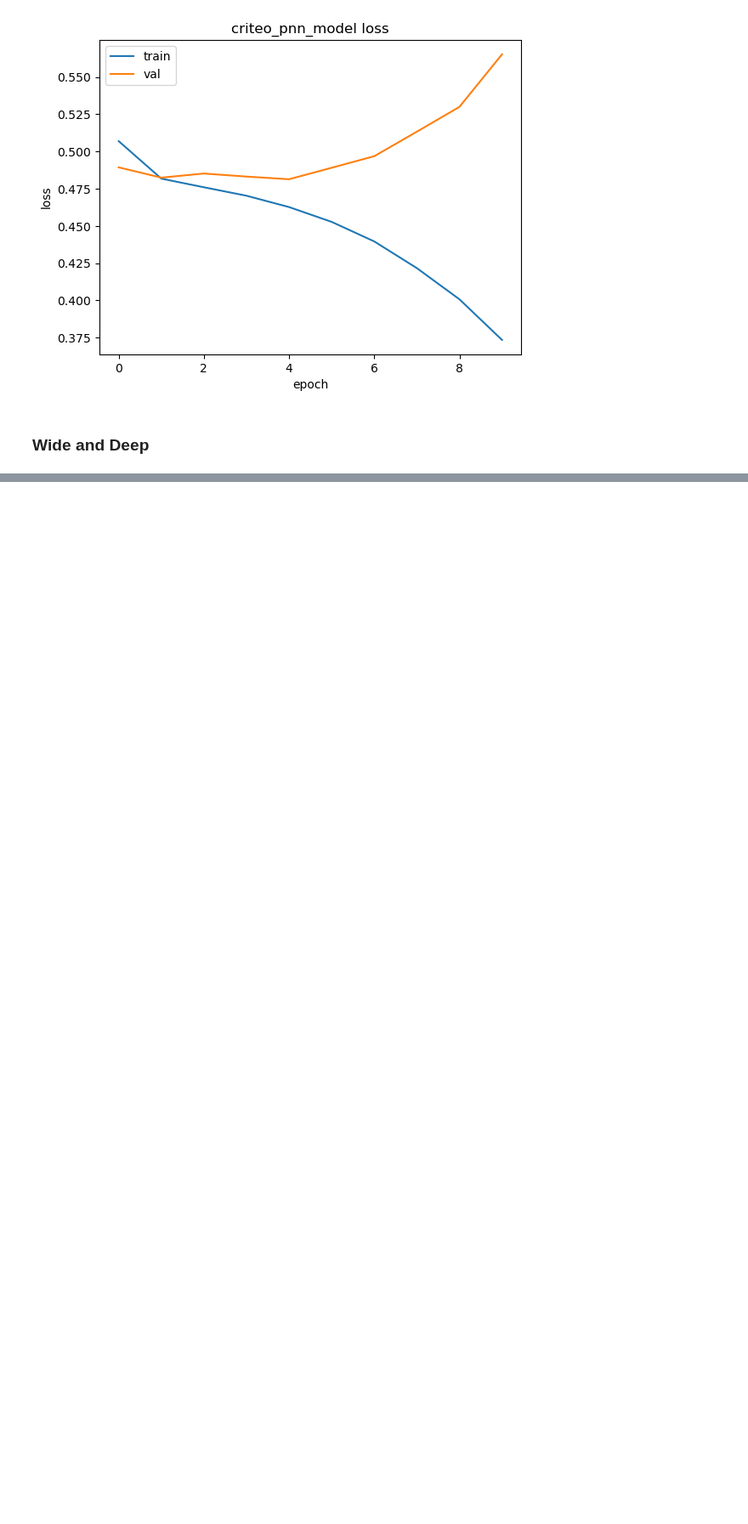
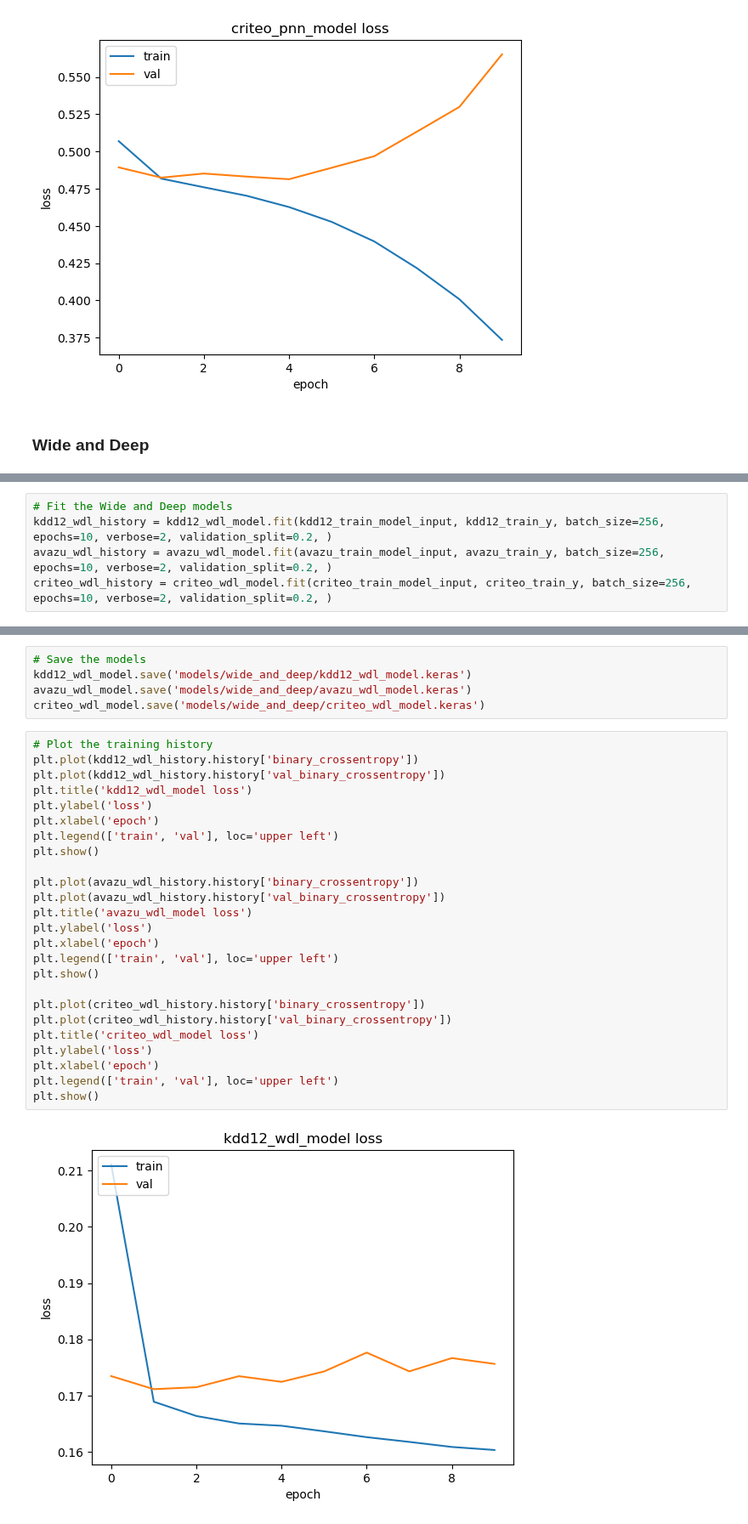
Before and after one commit to martinbatek/drl-ad-personalization, a Jupyter notebook: first_draft_notebook.ipynb, the cells around one changed output, grey strips where cells are left out. Shown at 85% size. Saved outputs shown, nothing was run; the diff lists cells and outputs as text; blank space fills up the shorter version.

Commit message:
Added wide and deep models

```diff
--- a/first_draft_notebook.ipynb
+++ b/first_draft_notebook.ipynb
@@ -313,0 +325,5 @@ criteo_wdl_model.compile("adam", "binary_crossentropy", metrics=['binary_crossen
+# %%
+# Fit the Wide and Deep models
+kdd12_wdl_history = kdd12_wdl_model.fit(kdd12_train_model_input, kdd12_train_y, batch_size=256, epochs=10, verbose=2, validation_split=0.2, )
+avazu_wdl_history = avazu_wdl_model.fit(avazu_train_model_input, avazu_train_y, batch_size=256, epochs=10, verbose=2, validation_split=0.2, )
+criteo_wdl_history = criteo_wdl_model.fit(criteo_train_model_input, criteo_train_y, batch_size=256, epochs=10, verbose=2, validation_split=0.2, )
@@ -313,0 +350,32 @@ criteo_wdl_model.compile("adam", "binary_crossentropy", metrics=['binary_crossen
+# %%
+# Save the models
+kdd12_wdl_model.save('models/wide_and_deep/kdd12_wdl_model.keras')
+avazu_wdl_model.save('models/wide_and_deep/avazu_wdl_model.keras')
+criteo_wdl_model.save('models/wide_and_deep/criteo_wdl_model.keras')
+# %%
+# Plot the training history
+plt.plot(kdd12_wdl_history.history['binary_crossentropy'])
+plt.plot(kdd12_wdl_history.history['val_binary_crossentropy'])
+plt.title('kdd12_wdl_model loss')
+plt.ylabel('loss')
+plt.xlabel('epoch')
+plt.legend(['train', 'val'], loc='upper left')
+plt.show()
+
+plt.plot(avazu_wdl_history.history['binary_crossentropy'])
+plt.plot(avazu_wdl_history.history['val_binary_crossentropy'])
+plt.title('avazu_wdl_model loss')
+plt.ylabel('loss')
+plt.xlabel('epoch')
+plt.legend(['train', 'val'], loc='upper left')
+plt.show()
+
+plt.plot(criteo_wdl_history.history['binary_crossentropy'])
+plt.plot(criteo_wdl_history.history['val_binary_crossentropy'])
+plt.title('criteo_wdl_model loss')
+plt.ylabel('loss')
+plt.xlabel('epoch')
+plt.legend(['train', 'val'], loc='upper left')
+plt.show()
+# %% [output]
+[figure, added]
```
Also changed, not shown: parts of 4 cells of this notebook, 2 other files.
